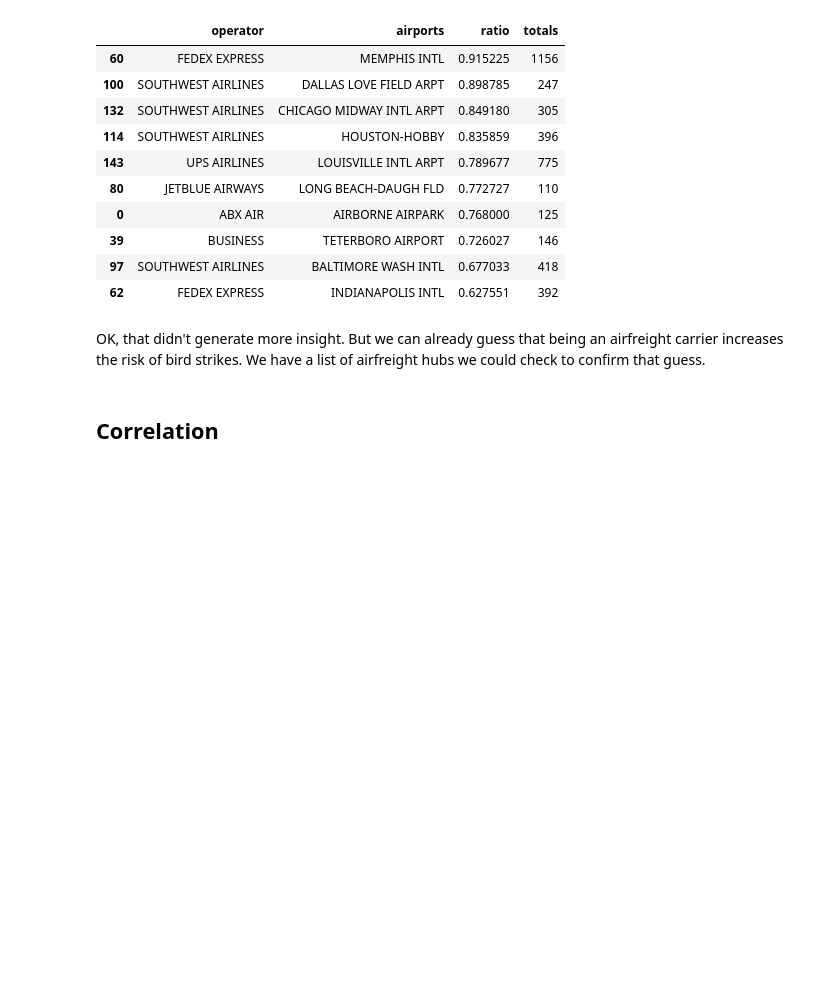
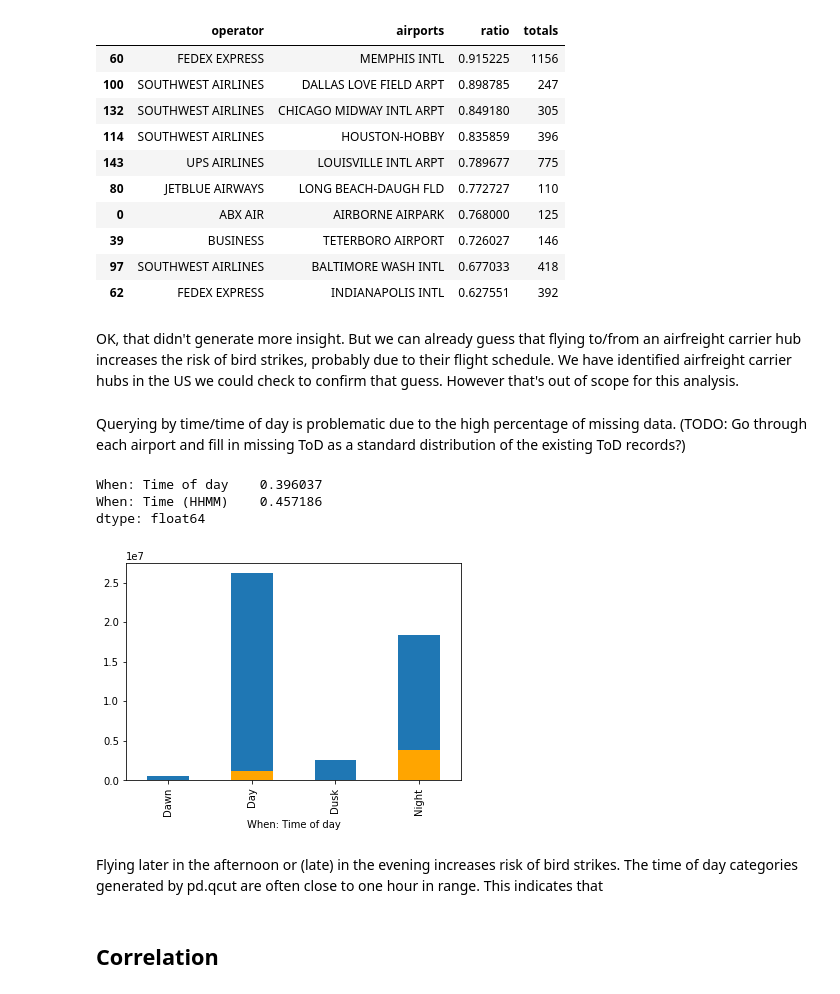
Before and after one commit to mikhas/sully, a Jupyter notebook: 00_eda.ipynb, the cells around one changed output. Drawn from its saved outputs; the diff is of its cells as text; code cells hidden in the pictures; blank space fills up the shorter version.

Commit message:
sully: trying to think of ways to fill in missing data

```diff
--- a/00_eda.ipynb
+++ b/00_eda.ipynb
@@ -294,4 +294,18 @@ op_ap_r.sort_values(by='ratio', ascending=False).head(10)
 | 97 | SOUTHWEST AIRLINES | BALTIMORE WASH INTL | 0.677033 | 418 |
 | 62 | FEDEX EXPRESS | INDIANAPOLIS INTL | 0.627551 | 392 |
 # %% [markdown]
-OK, that didn't generate more insight. But we can already guess that being an airfreight carrier increases the risk of bird strikes. We have a list of airfreight hubs we could check to confirm that guess.
+OK, that didn't generate more insight. But we can already guess that flying to/from an airfreight carrier hub increases the risk of bird strikes, probably due to their flight schedule. We have identified airfreight carrier hubs in the US we could check to confirm that guess. However that's out of scope for this analysis.
+# %% [markdown]
+Querying by time/time of day is problematic due to the high percentage of missing data. (TODO: Go through each airport and fill in missing ToD as a standard distribution of the existing ToD records?)
+# %%
+data[['When: Time of day', 'When: Time (HHMM)']].isna().sum() / len(data)
+# %% [output]
+When: Time of day    0.396037
+When: Time (HHMM)    0.457186
+dtype: float64
+# %%
+airfreight_pred = data['Aircraft: Airline/Operator'].isin(['FEDEX EXPRESS', 'UPS AIRLINES'])
+data.groupby('When: Time of day').sum()['When: Time (HHMM)'].plot.bar()
+data[airfreight_pred].groupby('When: Time of day').sum()['When: Time (HHMM)'].plot.bar(color='orange');
+# %% [output]
+[figure, added]
@@ -298,3 +318,5 @@ OK, that didn't generate more insight. But we can already guess that being an ai
+# %% [markdown]
+Flying later in the afternoon or (late) in the evening increases risk of bird strikes. The time of day categories generated by pd.qcut are often close to one hour in range. This indicates that
 # %% [markdown]
 ## Correlation
 # %% [markdown]
```
Also changed, not shown: parts of 1 cell of this notebook, 1 other file.
